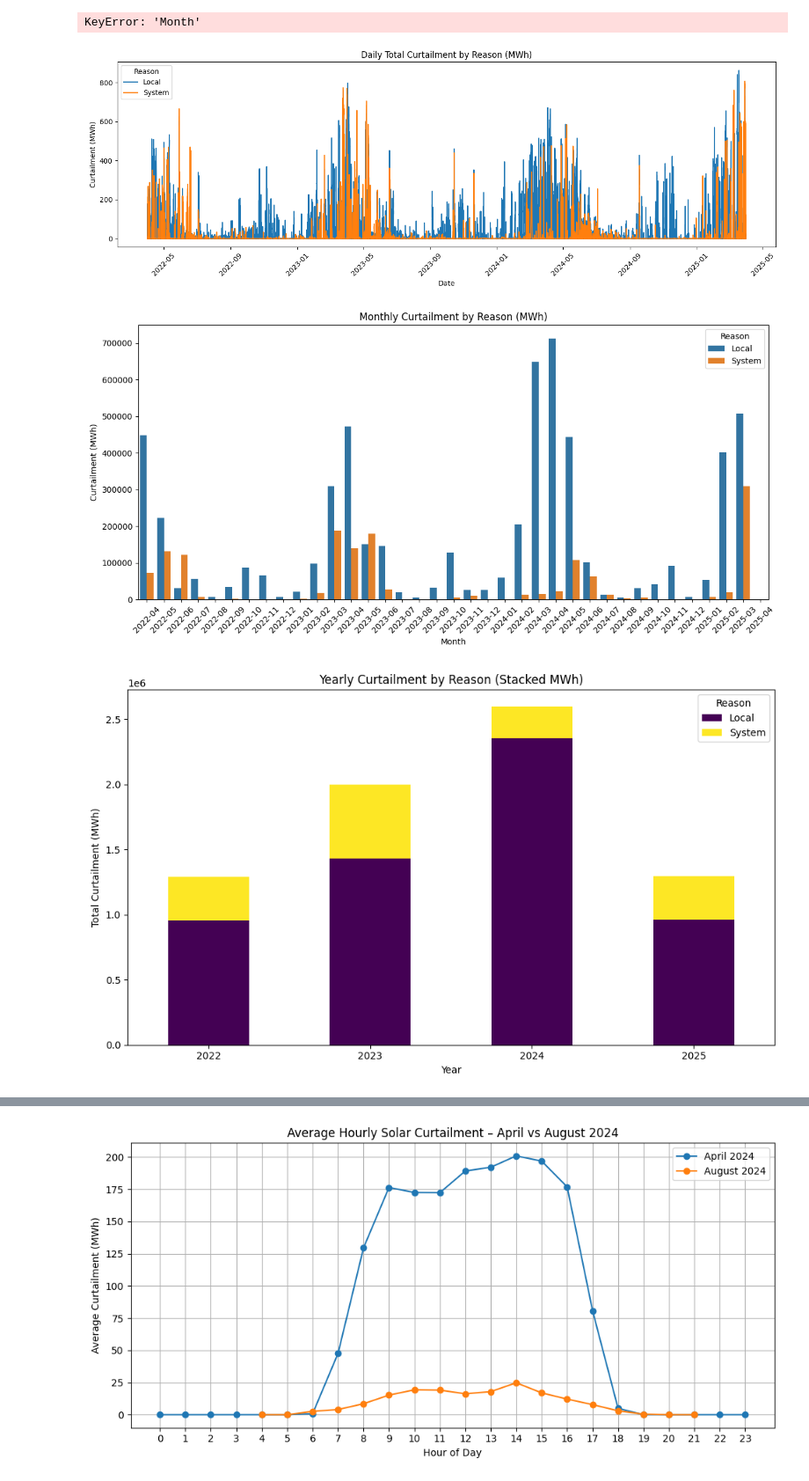
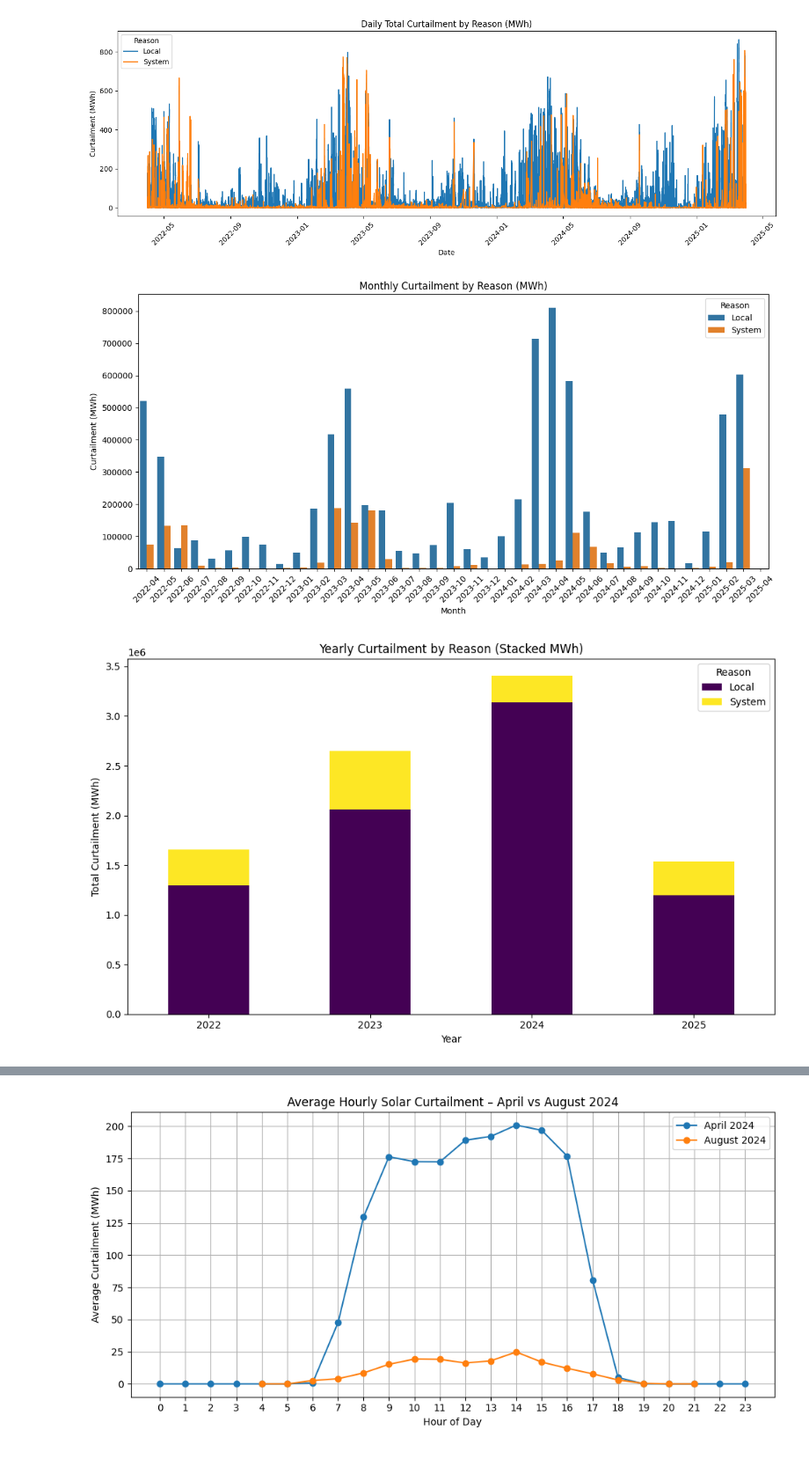
Before and after one commit to pennsail/Curtailed-2-Compute, a Jupyter notebook: notebooks/01_curtailed_energy_analysis.ipynb, the cells around one changed output, grey strips where cells are left out. Shown at 88% size. Drawn from its saved outputs; the diff is of its cells as text; code cells hidden in the pictures.

```diff
--- a/notebooks/01_curtailed_energy_analysis.ipynb
+++ b/notebooks/01_curtailed_energy_analysis.ipynb
@@ -55,9 +171,12 @@ curtailment_df.head()
 # %%
 # Create aggregated views of solar and wind curtailment over time
 # Drop rows with missing values to ensure clean aggregation
+
 curtailment_df_clean = curtailment_df.copy()
 curtailment_df_clean['Date'] = pd.to_datetime(curtailment_df_clean['Date'])
 curtailment_df_clean['Month'] = curtailment_df_clean['Datetime'].dt.to_period('M')
+curtailment_df_clean['Month_Num'] = curtailment_df_clean['Datetime'].dt.month
+curtailment_df_clean['Year'] = curtailment_df_clean['Datetime'].dt.year
 curtailment_df_clean = curtailment_df_clean.dropna(subset=['Solar Curtailment (MWh)', 'Wind Curtailment (MWh)'])
 
 # Daily totals
@@ -119,31 +238,22 @@ plt.show()
-# %%
-# ---------------------------------------------
-# STEP 4: Aggregate by Time and Reason
-# ---------------------------------------------
-daily = curtailment_df.groupby(['Datetime', 'Reason']).agg({
-    'Solar Curtailment (MWh)': 'sum',
-    'Wind Curtailment (MWh)': 'sum',
-    'Total Curtailment (MW) (MWh)': 'sum'
-}).reset_index()
-daily['Date'] = daily['Datetime'].dt.date
-
-# Monthly summary
-monthly = curtailment_df.groupby(['Month', 'Reason'])[
-    ['Solar Curtailment (MWh)', 'Wind Curtailment (MWh)', 'Total Curtailment (MW) (MWh)']
-].sum().reset_index()
-
-# Yearly summary
-yearly = curtailment_df.groupby(['Year', 'Reason'])[
-    ['Solar Curtailment (MWh)', 'Wind Curtailment (MWh)', 'Total Curtailment (MW) (MWh)']
-].sum().reset_index()
-
-# Save output for next step
-# daily.to_csv("../outputs/daily_curtailment_breakdown.csv", index=False)
-# monthly.to_csv("../outputs/monthly_curtailment_breakdown.csv", index=False)
-# yearly.to_csv("../outputs/yearly_curtailment_breakdown.csv", index=False)
-# %% [output]
-KeyError: 'Month'
 # %%
+# ---------------------------------------------
+# STEP 4: Aggregate by Time and Reason
+# ---------------------------------------------
+daily =  curtailment_df_clean.groupby(['Datetime', 'Reason'])[
+    ['Solar Curtailment (MWh)', 'Wind Curtailment (MWh)', 'Total Curtailment (MW) (MWh)']
+].sum().reset_index()
+daily['Date'] = daily['Datetime'].dt.date
+
+# Monthly summary
+monthly = curtailment_df_clean.groupby(['Month', 'Reason'])[
+    ['Solar Curtailment (MWh)', 'Wind Curtailment (MWh)', 'Total Curtailment (MW) (MWh)']
+].sum().reset_index()
+
+# Yearly summary
+yearly = curtailment_df_clean.groupby(['Year', 'Reason'])[
+    ['Solar Curtailment (MWh)', 'Wind Curtailment (MWh)', 'Total Curtailment (MW) (MWh)']
+].sum().reset_index()
+
 # ---------------------------------------------
 # DAILY CURTAILMENT TRENDS
 # ---------------------------------------------
@@ -153,36 +263,36 @@ plt.title("Daily Total Curtailment by Reason (MWh)")
 plt.xlabel("Date")
 plt.ylabel("Curtailment (MWh)")
 plt.xticks(rotation=45)
 plt.tight_layout()
 plt.show()
 
 # ---------------------------------------------
 # MONTHLY CURTAILMENT COMPARISON
 # ---------------------------------------------
 plt.figure(figsize=(12, 6))
 sns.barplot(data=monthly, x="Month", y="Total Curtailment (MW) (MWh)", hue="Reason")
 plt.title("Monthly Curtailment by Reason (MWh)")
 plt.xlabel("Month")
 plt.ylabel("Curtailment (MWh)")
 plt.xticks(rotation=45)
 plt.tight_layout()
 plt.show()
 
 # ---------------------------------------------
 # YEARLY CURTAILMENT STACKED BAR
 # ---------------------------------------------
 pivot_yearly = yearly.pivot(index="Year", columns="Reason", values="Total Curtailment (MW) (MWh)")
 pivot_yearly.plot(kind="bar", stacked=True, figsize=(10, 6), colormap="viridis")
 plt.title("Yearly Curtailment by Reason (Stacked MWh)")
 plt.xlabel("Year")
 plt.ylabel("Total Curtailment (MWh)")
 plt.xticks(rotation=0)
 plt.tight_layout()
 plt.show()
 # %% [output]
-[figure, old version]
+[figure, new version]
-[figure, old version]
+[figure, new version]
-[figure, old version]
+[figure, new version]
 # %%
 yearly_curtailment
 # %% [output]
```
Also changed, not shown: parts of 21 cells of this notebook, 37 other files.
